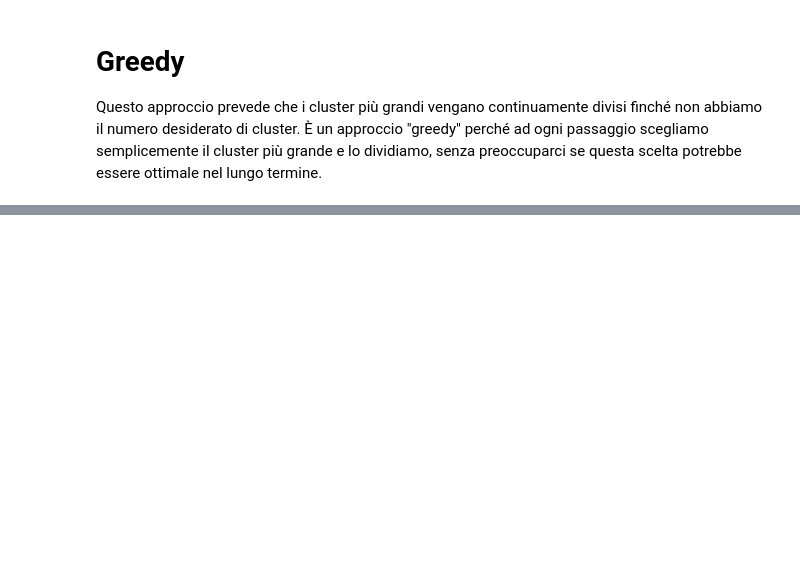
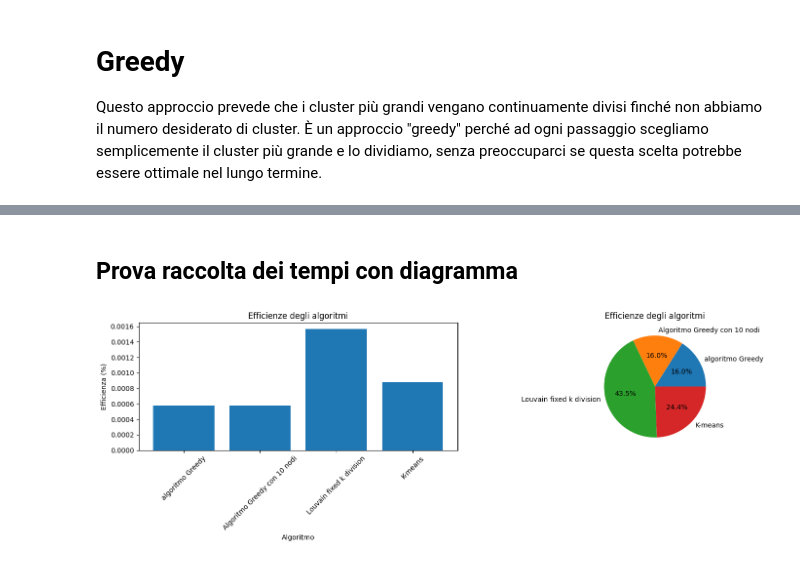
Before and after one commit to ele10-code/k-clustering, a Jupyter notebook: k-clustering.ipynb, the cells around one changed output, grey strips where cells are left out. Saved outputs shown, nothing was run; the diff lists cells and outputs as text; code cells hidden in the pictures; blank space fills up the shorter version.

```diff
--- a/k-clustering.ipynb
+++ b/k-clustering.ipynb
@@ -1078,0 +1098,26 @@ Tempo di esecuzione dell'algoritmo Greedy: 0.003310680389404297 secondi.
+# %% [markdown]
+## Prova raccolta dei tempi con diagramma
+# %%
+import matplotlib.pyplot as plt
+
+# Supponiamo che questi siano i tuoi dati di efficienza per diversi algoritmi
+efficienze = {'algoritmo Greedy': 0.0005772113800048828, 'Algoritmo Greedy con 10 nodi': 0.0005772113800048828, 'Louvain fixed k division':  0.001567840576171875, 'K-means': 0.0008780956268310547}
+
+# Creazione dei subplot
+fig, axs = plt.subplots(1, 2, figsize=(15, 5))
+
+# Creazione di un diagramma a barre sul primo subplot
+axs[0].bar(efficienze.keys(), efficienze.values())
+axs[0].set_title('Efficienze degli algoritmi')
+axs[0].set_xlabel('Algoritmo')
+axs[0].set_ylabel('Efficienza (%)')
+axs[0].tick_params(axis='x', rotation=45)  # Ruota le etichette sull'asse x per una migliore lettura
+
+# Creazione di un diagramma a torta sul secondo subplot
+axs[1].pie(efficienze.values(), labels = efficienze.keys(), autopct='%1.1f%%')
+axs[1].set_title('Efficienze degli algoritmi')
+
+plt.tight_layout()  # Assicura un buon spazio tra i subplot
+plt.show()
+# %% [output]
+[figure, added]
```
Also changed, not shown: parts of 5 cells of this notebook, 1 other file.
